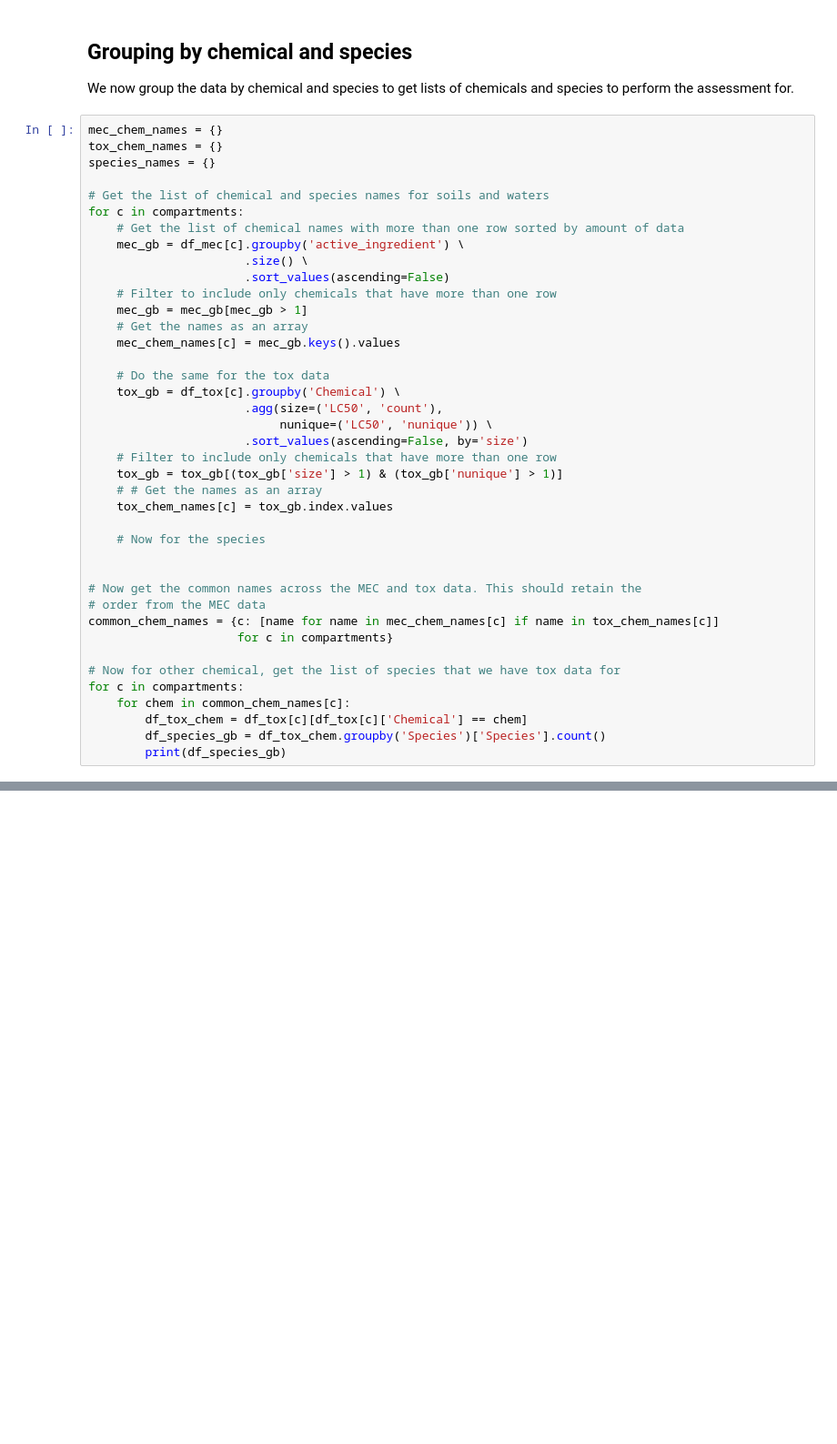
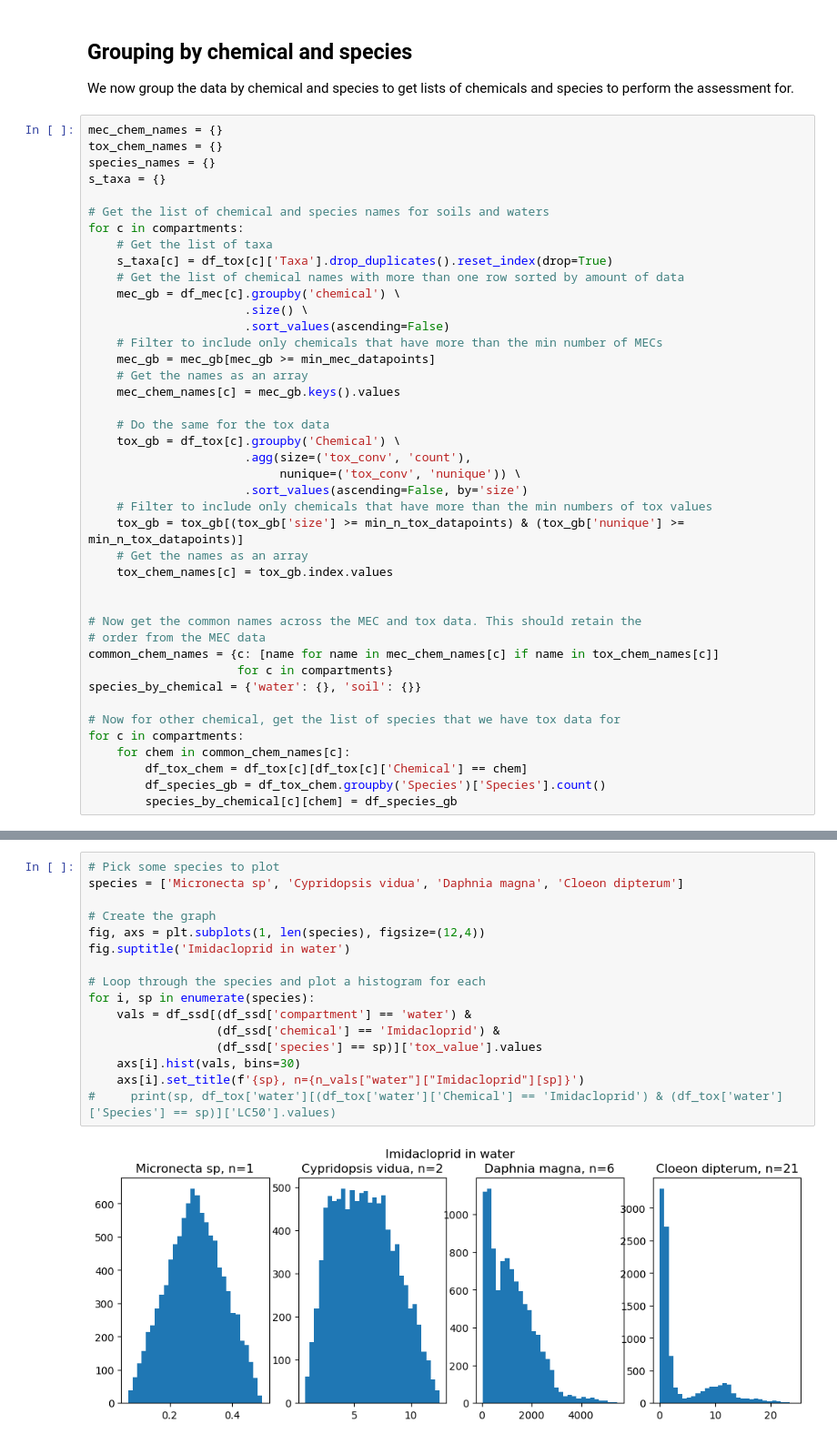
Before and after one commit to samharrison7/borneo-probabilistic-risk-assessment, a Jupyter notebook: notebooks/borneo-probabilistic-risk-assessment.ipynb, the cells around one changed output, grey strips where cells are left out. Shown: that part at 91% size. Saved outputs shown, nothing was run; the diff lists cells and outputs as text; blank space fills up the shorter version.

```diff
--- a/notebooks/borneo-probabilistic-risk-assessment.ipynb
+++ b/notebooks/borneo-probabilistic-risk-assessment.ipynb
@@ -36,39 +151,41 @@ We now group the data by chemical and species to get lists of chemicals and spec
 mec_chem_names = {}
 tox_chem_names = {}
 species_names = {}
+s_taxa = {}
 
 # Get the list of chemical and species names for soils and waters
 for c in compartments:
+    # Get the list of taxa
+    s_taxa[c] = df_tox[c]['Taxa'].drop_duplicates().reset_index(drop=True)
     # Get the list of chemical names with more than one row sorted by amount of data
-    mec_gb = df_mec[c].groupby('active_ingredient') \
+    mec_gb = df_mec[c].groupby('chemical') \
                       .size() \
                       .sort_values(ascending=False)
-    # Filter to include only chemicals that have more than one row
-    mec_gb = mec_gb[mec_gb > 1]
+    # Filter to include only chemicals that have more than the min number of MECs
+    mec_gb = mec_gb[mec_gb >= min_mec_datapoints]
     # Get the names as an array
     mec_chem_names[c] = mec_gb.keys().values
 
     # Do the same for the tox data
     tox_gb = df_tox[c].groupby('Chemical') \
-                      .agg(size=('LC50', 'count'),
-                           nunique=('LC50', 'nunique')) \
+                      .agg(size=('tox_conv', 'count'),
+                           nunique=('tox_conv', 'nunique')) \
                       .sort_values(ascending=False, by='size')
-    # Filter to include only chemicals that have more than one row
-    tox_gb = tox_gb[(tox_gb['size'] > 1) & (tox_gb['nunique'] > 1)]
-    # # Get the names as an array
+    # Filter to include only chemicals that have more than the min numbers of tox values
+    tox_gb = tox_gb[(tox_gb['size'] >= min_n_tox_datapoints) & (tox_gb['nunique'] >= min_n_tox_datapoints)]
+    # Get the names as an array
     tox_chem_names[c] = tox_gb.index.values
-
-    # Now for the species
 
 
 # Now get the common names across the MEC and tox data. This should retain the
 # order from the MEC data
 common_chem_names = {c: [name for name in mec_chem_names[c] if name in tox_chem_names[c]]
                      for c in compartments}
+species_by_chemical = {'water': {}, 'soil': {}}
 
 # Now for other chemical, get the list of species that we have tox data for
 for c in compartments:
     for chem in common_chem_names[c]:
         df_tox_chem = df_tox[c][df_tox[c]['Chemical'] == chem]
         df_species_gb = df_tox_chem.groupby('Species')['Species'].count()
-        print(df_species_gb)
+        species_by_chemical[c][chem] = df_species_gb
@@ -92,0 +289,18 @@ Name: Species, dtype: int64
+# %%
+# Pick some species to plot
+species = ['Micronecta sp', 'Cypridopsis vidua', 'Daphnia magna', 'Cloeon dipterum']
+
+# Create the graph
+fig, axs = plt.subplots(1, len(species), figsize=(12,4))
+fig.suptitle('Imidacloprid in water')
+
+# Loop through the species and plot a histogram for each
+for i, sp in enumerate(species):
+    vals = df_ssd[(df_ssd['compartment'] == 'water') &
+                  (df_ssd['chemical'] == 'Imidacloprid') &
+                  (df_ssd['species'] == sp)]['tox_value'].values
+    axs[i].hist(vals, bins=30)
+    axs[i].set_title(f'{sp}, n={n_vals["water"]["Imidacloprid"][sp]}')
+#     print(sp, df_tox['water'][(df_tox['water']['Chemical'] == 'Imidacloprid') & (df_tox['water']['Species'] == sp)]['LC50'].values)
+# %% [output]
+[figure, added]
```
Also changed, not shown: parts of 33 cells of this notebook, 13 other files.
